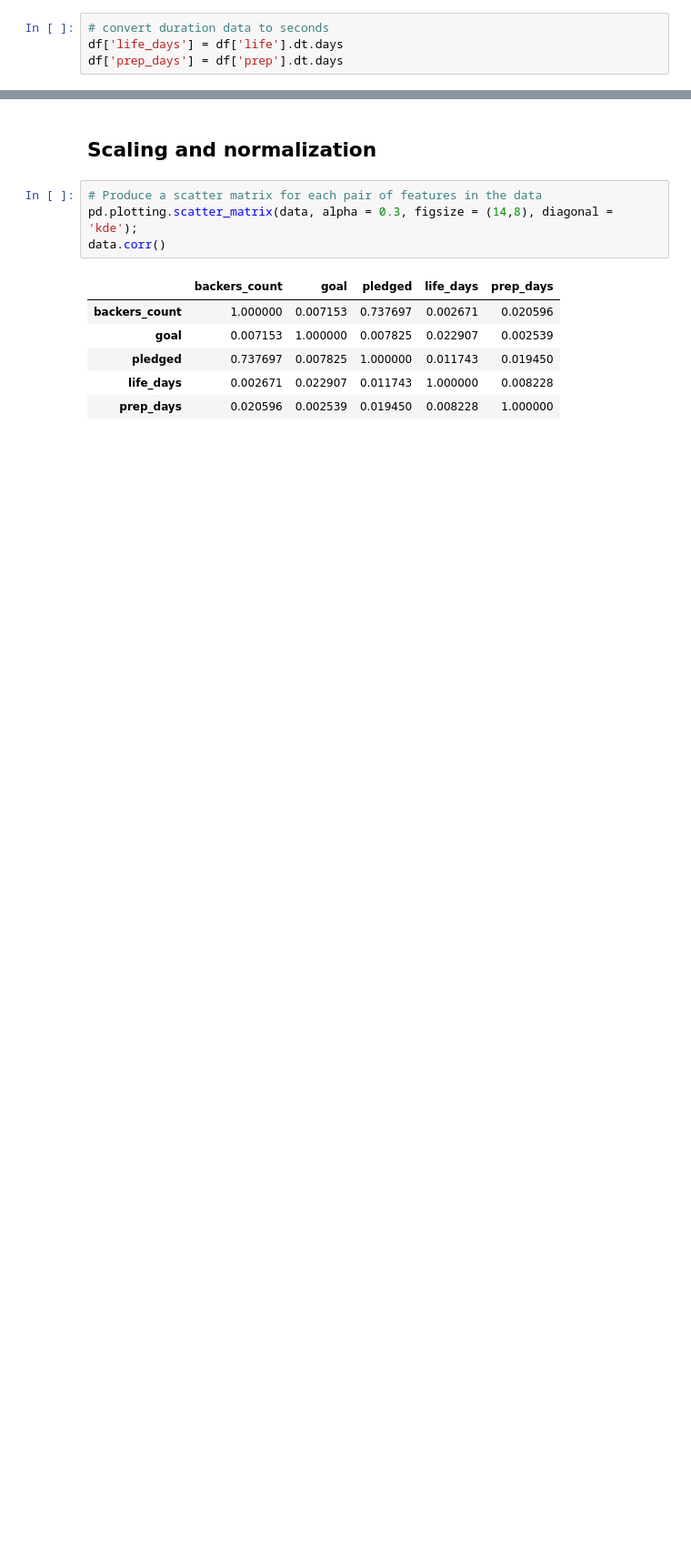
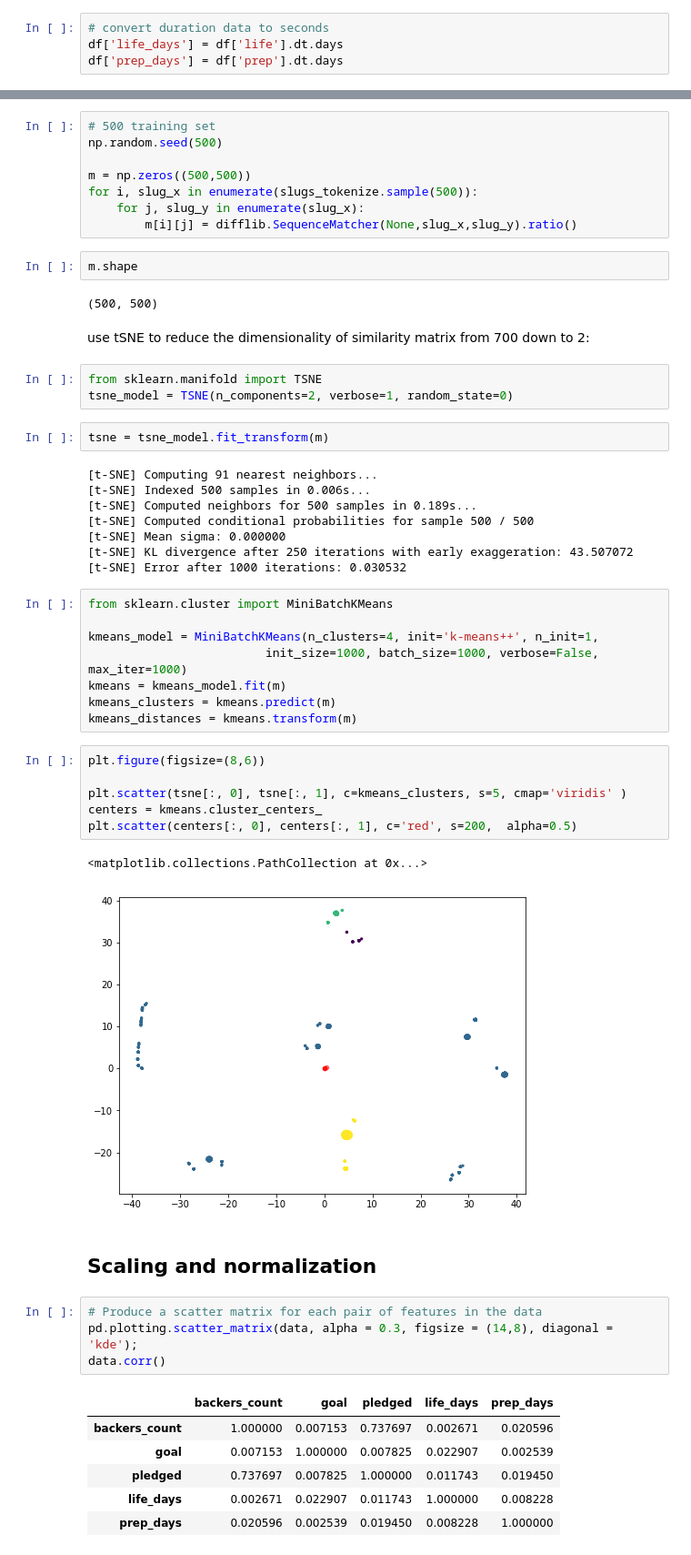
Before and after one commit to fansi-sifan/Kickstarter_survivor, a Jupyter notebook: Supervised Learning.ipynb, the cells around one changed output, grey strips where cells are left out. Shown: that part at 91% size. Saved outputs shown, nothing was run; the diff lists cells and outputs as text; blank space fills up the shorter version.

Commit message:
nlp tokenize

```diff
--- a/Supervised Learning.ipynb
+++ b/Supervised Learning.ipynb
@@ -57,3 +105,47 @@ Name: slug, dtype: object
+# %%
+# 500 training set
+np.random.seed(500)
+
+m = np.zeros((500,500))
+for i, slug_x in enumerate(slugs_tokenize.sample(500)):
+    for j, slug_y in enumerate(slug_x):
+        m[i][j] = difflib.SequenceMatcher(None,slug_x,slug_y).ratio()
+# %%
+m.shape
+# %% [output]
+(500, 500)
+# %% [markdown]
+use tSNE to reduce the dimensionality of similarity matrix from 700 down to 2:
+# %%
+from sklearn.manifold import TSNE
+tsne_model = TSNE(n_components=2, verbose=1, random_state=0)
+# %%
+tsne = tsne_model.fit_transform(m)
+# %% [output]
+[t-SNE] Computing 91 nearest neighbors...
+[t-SNE] Indexed 500 samples in 0.006s...
+[t-SNE] Computed neighbors for 500 samples in 0.189s...
+[t-SNE] Computed conditional probabilities for sample 500 / 500
+[t-SNE] Mean sigma: 0.000000
+[t-SNE] KL divergence after 250 iterations with early exaggeration: 43.507072
+[t-SNE] Error after 1000 iterations: 0.030532
+# %%
+from sklearn.cluster import MiniBatchKMeans
+
+kmeans_model = MiniBatchKMeans(n_clusters=4, init='k-means++', n_init=1,
+                         init_size=1000, batch_size=1000, verbose=False, max_iter=1000)
+kmeans = kmeans_model.fit(m)
+kmeans_clusters = kmeans.predict(m)
+kmeans_distances = kmeans.transform(m)
+# %%
+plt.figure(figsize=(8,6))
+
+plt.scatter(tsne[:, 0], tsne[:, 1], c=kmeans_clusters, s=5, cmap='viridis' )
+centers = kmeans.cluster_centers_
+plt.scatter(centers[:, 0], centers[:, 1], c='red', s=200,  alpha=0.5)
+# %% [output]
+<matplotlib.collections.PathCollection at 0x...>
+[figure, added]
 # %% [markdown]
 ## Scaling and normalization
 # %%
```
Also changed, not shown: parts of 12 cells of this notebook.
